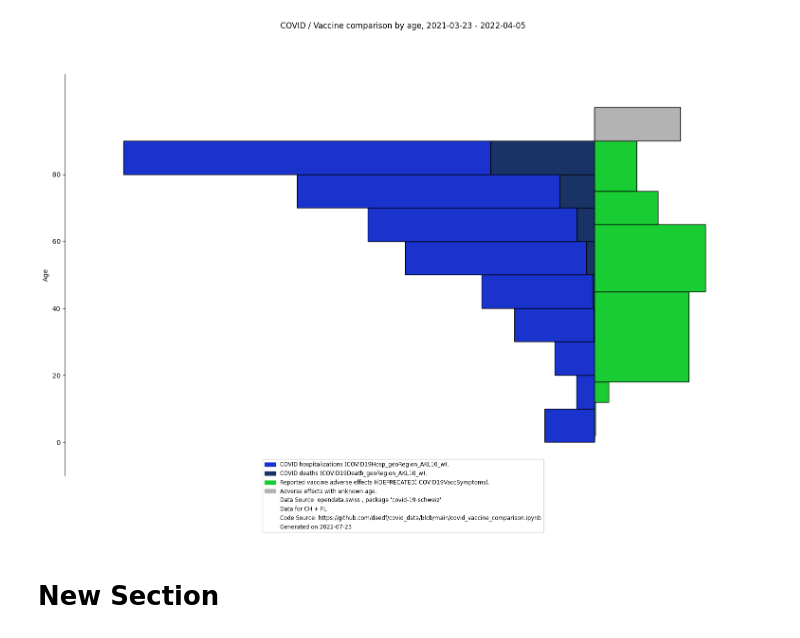
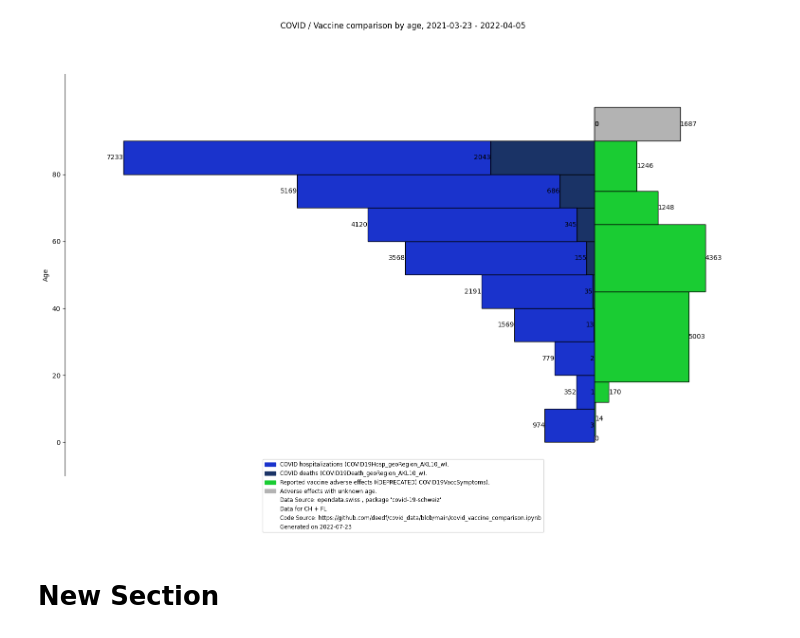
Before and after one commit to deedf/covid_data, a Jupyter notebook: covid_vaccine_comparison.ipynb, the cells around one changed output. Drawn from its saved outputs; the diff is of its cells as text; code cells hidden in the pictures.

Commit message:
use bar labels

```diff
--- a/covid_vaccine_comparison.ipynb
+++ b/covid_vaccine_comparison.ipynb
@@ -128,9 +128,9 @@ def _build_graph(
         color=counts.death.death_color,
         edgecolor=(0, 0, 0),
         linewidth=1,
-        label=counts.death.sumTotal,
     )
-    plot.barh(
+    plot.bar_label(b,counts.death.sumTotal)
+    b = plot.barh(
         y=counts.hosp.y,
         width=-counts.hosp.sumTotal / counts.hosp.height,
         left=-counts.death.sumTotal / counts.death.height,
@@ -139,9 +139,9 @@ def _build_graph(
         color=counts.hosp.hosp_color,
         edgecolor=(0, 0, 0),
         linewidth=1,
-        label=counts.hosp.sumTotal,
     )
-    plot.barh(
+    plot.bar_label(b,counts.hosp.sumTotal)
+    b = plot.barh(
         y=counts.symptoms.y,
         width=counts.symptoms.sumTotal / counts.symptoms.height,
         left=0,
@@ -150,8 +150,8 @@ def _build_graph(
         color=counts.symptoms.symptom_color,
         edgecolor=(0, 0, 0),
         linewidth=1,
-        label=counts.symptoms.sumTotal,
     )
+    plot.bar_label(b,counts.symptoms.sumTotal)
     plot.xaxis.set_visible(False)
     plot.set_ylabel("Age")
     plot.set_yticks([0, 20, 40, 60, 80])
@@ -185,33 +185,33 @@ def _build_graph(
 
     fig.legend(
         [Rectangle(xy=(0, 0), width=10, height=10, color=l[0]) for l in legends],
         [l[1] for l in legends],
         loc="lower center",
         fontsize="small",
     )
     plt.margins(0.1, 0.1)
     plot.spines["top"].set_visible(False)
     plot.spines["right"].set_visible(False)
     plot.spines["bottom"].set_visible(False)
     plt.show()
 
 
 client = RemoteCKAN(CKAN_API_URL)
 dataset = client.call_action("package_show", {"name_or_id": DATASET_NAME})
 _build_graph(
     [
         r
         for r in dataset["resources"]
         if r["identifier"] == "weekly-death-age-range-csv"
     ][0],
     [r for r in dataset["resources"] if r["identifier"] == "weekly-hosp-age-range-csv"][
         0
     ],
     [r for r in dataset["resources"] if r["identifier"] == "daily-vacc-symptoms-csv"][
         0
     ],
 )
 # %% [output]
-[figure, old version]
+[figure, new version]
 # %% [markdown]
 # New Section
```
